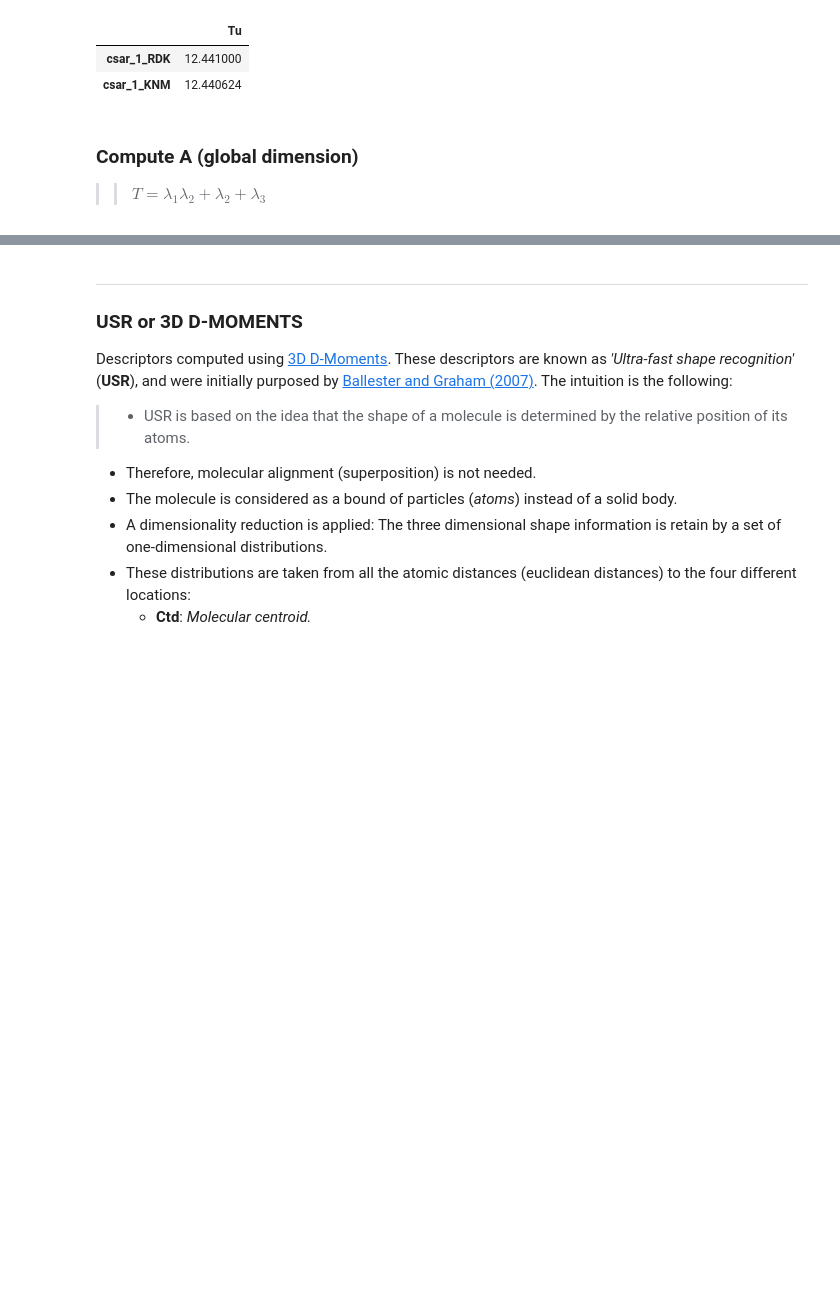
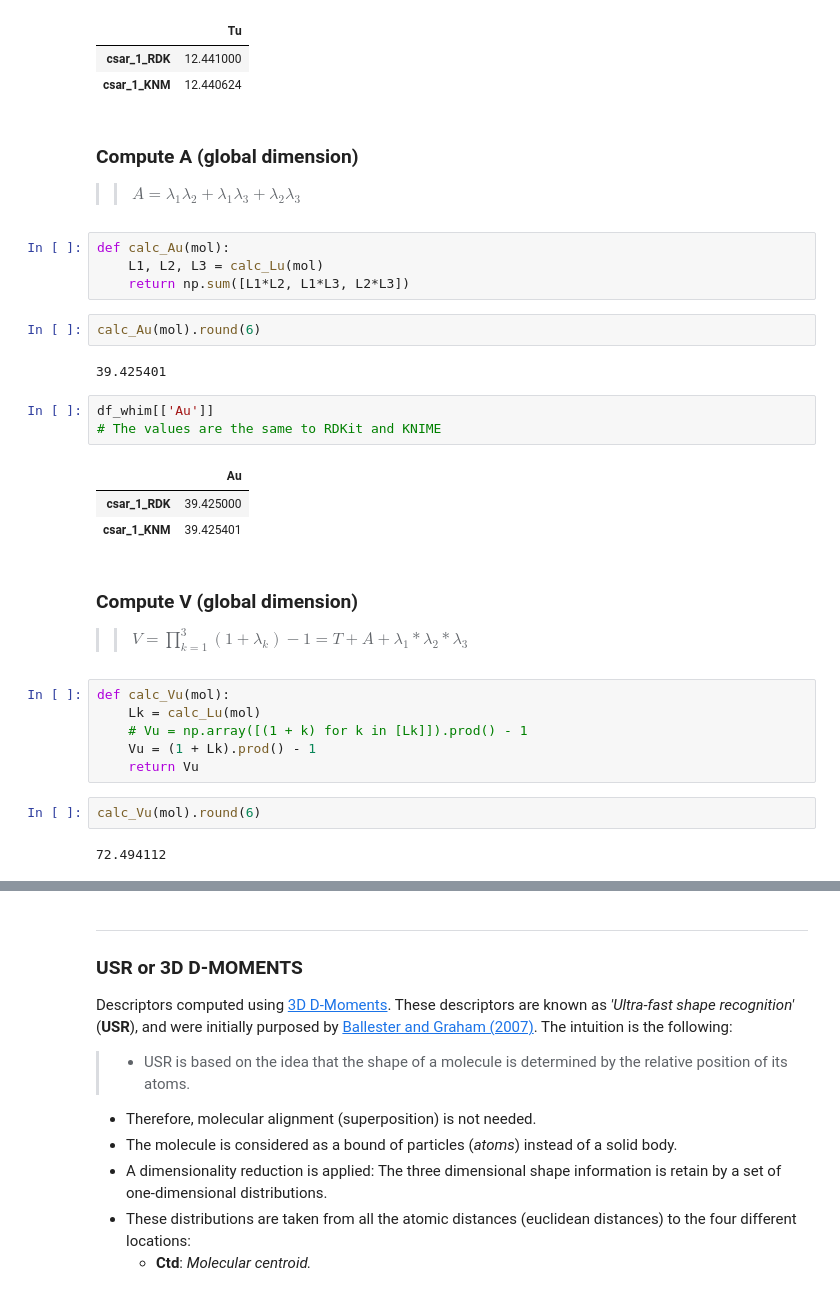
Before and after one commit to jRicciL/ERK2_notebooks, a Jupyter notebook: X_Reviewing_Fourches_work/KNIME_vs_RDKit_descriptors.ipynb, the cells around one changed output, grey strips where cells are left out. Cells and saved outputs as stored; diff of their text form; blank space fills up the shorter version.

```diff
--- a/X_Reviewing_Fourches_work/KNIME_vs_RDKit_descriptors.ipynb
+++ b/X_Reviewing_Fourches_work/KNIME_vs_RDKit_descriptors.ipynb
@@ -255,4 +255,32 @@ df_whim[['Tu']]
 | csar_1_KNM | 12.440624 |
 # %% [markdown]
 ### Compute A (global dimension)
->> $T = \lambda_1\lambda_2  + \lambda_2 + \lambda_3$
+>> $A = \lambda_1\lambda_2  + \lambda_1\lambda_3 + \lambda_2\lambda_3$
+# %%
+def calc_Au(mol):
+    L1, L2, L3 = calc_Lu(mol)
+    return np.sum([L1*L2, L1*L3, L2*L3])
+# %%
+calc_Au(mol).round(6)
+# %% [output]
+39.425401
+# %%
+df_whim[['Au']]
+# The values are the same to RDKit and KNIME
+# %% [output]
+|  | Au |
+| csar_1_RDK | 39.425000 |
+| csar_1_KNM | 39.425401 |
+# %% [markdown]
+### Compute V (global dimension)
+>> $V = \prod^3_{k=1} (1 + \lambda_k) -1 = T + A + \lambda_1*\lambda_2*\lambda_3$
+# %%
+def calc_Vu(mol):
+    Lk = calc_Lu(mol)
+    # Vu = np.array([(1 + k) for k in [Lk]]).prod() - 1
+    Vu = (1 + Lk).prod() - 1
+    return Vu
+# %%
+calc_Vu(mol).round(6)
+# %% [output]
+72.494112
```
Also changed, not shown: parts of 20 cells of this notebook.
